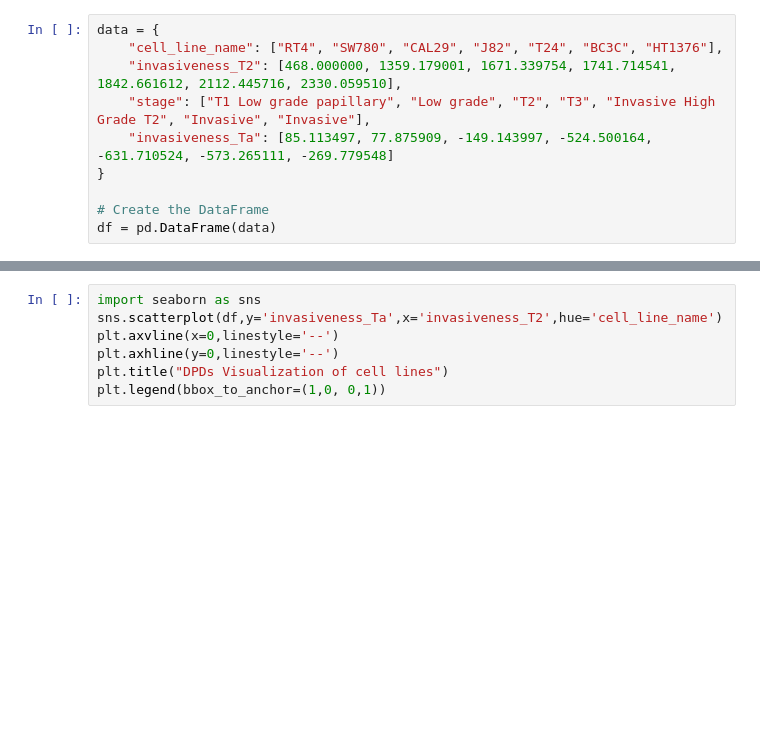
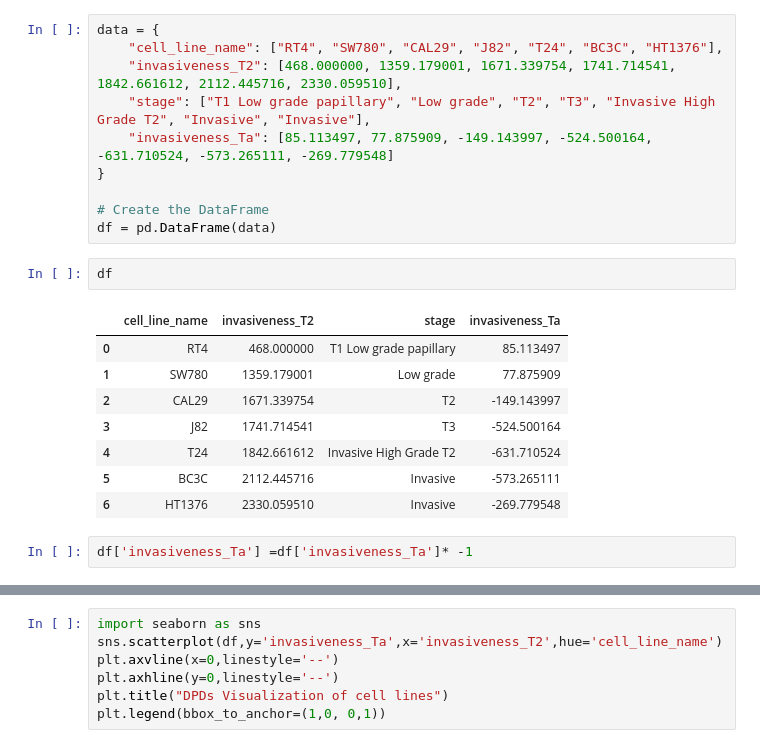
Before and after one commit to jingsday/blca_publication, a Jupyter notebook: blca_publication_Scripts/blca_Scripts_fgfr/blca_Scripts_depmap.ipynb, the cells around one changed output, grey strips where cells are left out. Drawn from its saved outputs; the diff is of its cells as text; blank space fills up the shorter version.

```diff
--- a/blca_publication_Scripts/blca_Scripts_fgfr/blca_Scripts_depmap.ipynb
+++ b/blca_publication_Scripts/blca_Scripts_fgfr/blca_Scripts_depmap.ipynb
@@ -2366,3 +2453,16 @@ data = {
 
 # Create the DataFrame
 df = pd.DataFrame(data)
+# %%
+df
+# %% [output]
+|  | cell_line_name | invasiveness_T2 | stage | invasiveness_Ta |
+| 0 | RT4 | 468.000000 | T1 Low grade papillary | 85.113497 |
+| 1 | SW780 | 1359.179001 | Low grade | 77.875909 |
+| 2 | CAL29 | 1671.339754 | T2 | -149.143997 |
+| 3 | J82 | 1741.714541 | T3 | -524.500164 |
+| 4 | T24 | 1842.661612 | Invasive High Grade T2 | -631.710524 |
+| 5 | BC3C | 2112.445716 | Invasive | -573.265111 |
+| 6 | HT1376 | 2330.059510 | Invasive | -269.779548 |
+# %%
+df['invasiveness_Ta'] =df['invasiveness_Ta']* -1
```
Also changed, not shown: parts of 7 cells of this notebook.
